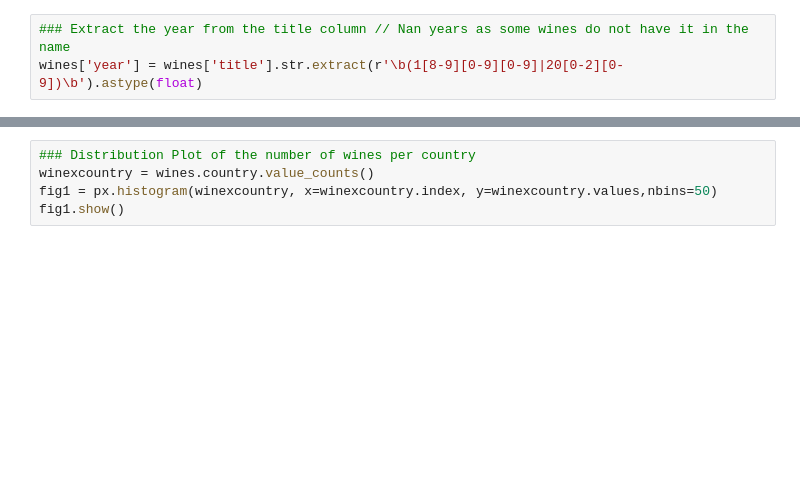
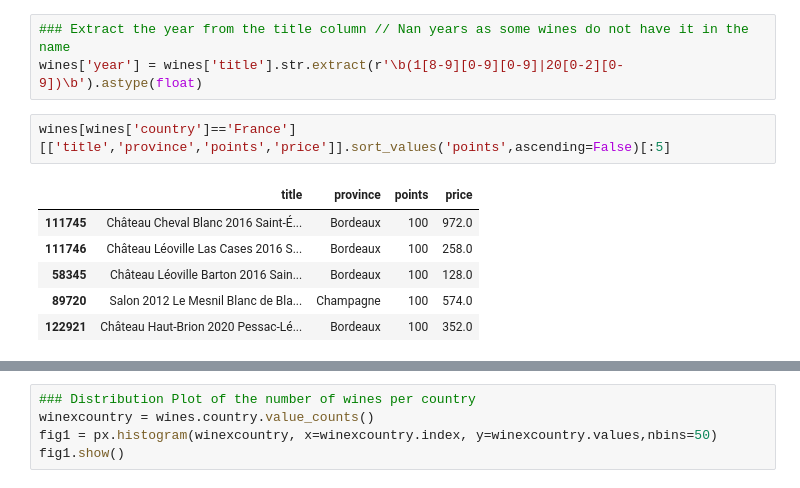
Before and after one commit to Frans-Grau/Checkpoint-January, a Jupyter notebook: EDA/FGG_Checkpoint4.ipynb, the cells around one changed output, grey strips where cells are left out. Drawn from its saved outputs; the diff is of its cells as text; blank space fills up the shorter version.

```diff
--- a/EDA/FGG_Checkpoint4.ipynb
+++ b/EDA/FGG_Checkpoint4.ipynb
@@ -76,3 +76,12 @@ domains['year'] = domains['title'].str.extract(r'(\d{4})').astype(int)
 # %%
 ### Extract the year from the title column // Nan years as some wines do not have it in the name
 wines['year'] = wines['title'].str.extract(r'\b(1[8-9][0-9][0-9]|20[0-2][0-9])\b').astype(float)
+# %%
+wines[wines['country']=='France'][['title','province','points','price']].sort_values('points',ascending=False)[:5]
+# %% [output]
+|  | title | province | points | price |
+| 111745 | Château Cheval Blanc 2016 Saint-É... | Bordeaux | 100 | 972.0 |
+| 111746 | Château Léoville Las Cases 2016 S... | Bordeaux | 100 | 258.0 |
+| 58345 | Château Léoville Barton 2016 Sain... | Bordeaux | 100 | 128.0 |
+| 89720 | Salon 2012 Le Mesnil Blanc de Bla... | Champagne | 100 | 574.0 |
+| 122921 | Château Haut-Brion 2020 Pessac-Lé... | Bordeaux | 100 | 352.0 |
```
Also changed, not shown: parts of 1 cell of this notebook, 1 other file.
